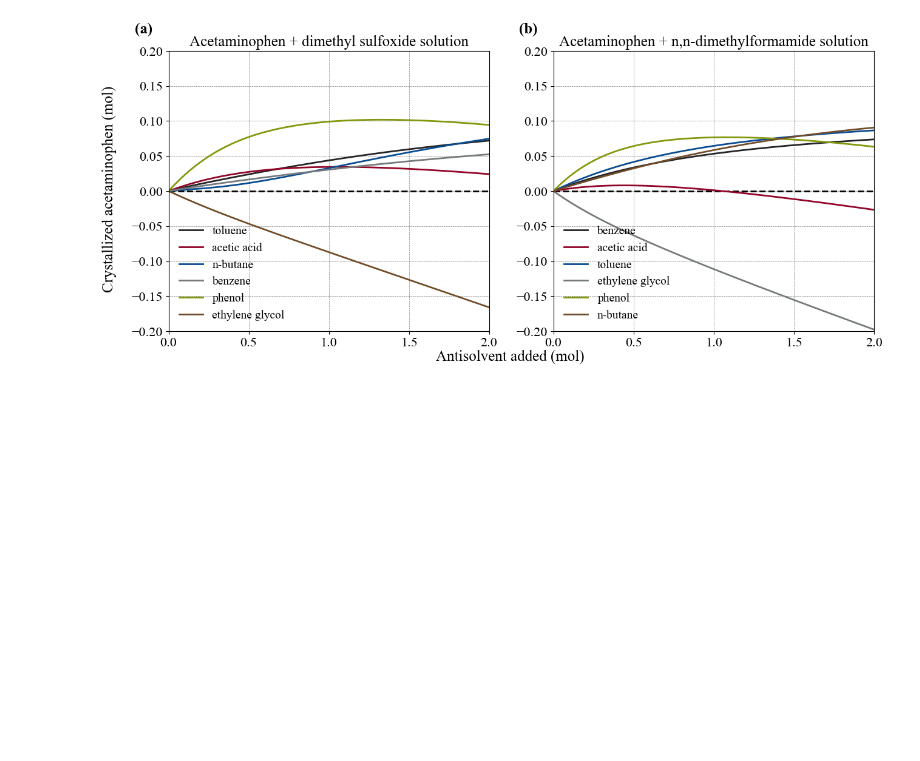
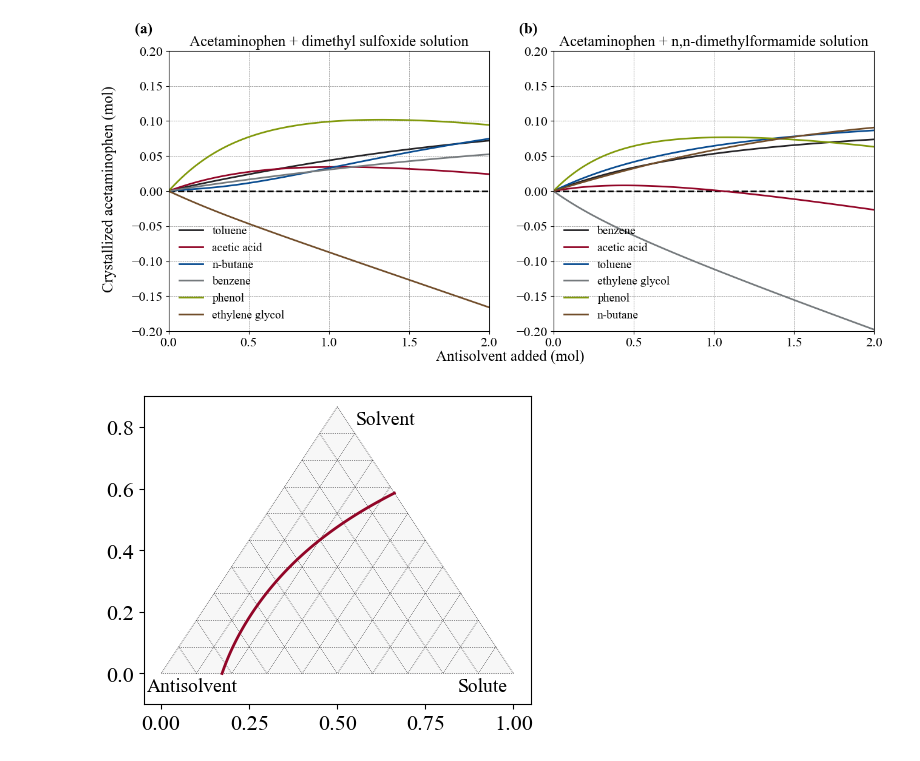
Before and after one commit to HyuntaeKR/drowning-out, a Jupyter notebook: thesis_project/pharma_antisolvent_screening.ipynb, the cells around one changed output. Saved outputs shown, nothing was run; the diff lists cells and outputs as text; code cells hidden in the pictures; blank space fills up the shorter version.

Commit message:
Generate example figure

```diff
--- a/thesis_project/pharma_antisolvent_screening.ipynb
+++ b/thesis_project/pharma_antisolvent_screening.ipynb
@@ -539,3 +539,31 @@ ax2.text(
 plt.savefig("./figures/acetaminophen_precipitation.png", bbox_inches="tight")
 # %% [output]
 [figure]
+# %%
+# Create sample figure for screening methodology explanation
+
+# ibuprofen + ethanol + phenol system
+filepath = "./data/ibuprofen_calculation/IBUPROFEN_ETHANOL_PHENOL"
+
+fig7, tax = ternary.figure()
+fig7.set_size_inches(5, 4)
+plt.grid(False)
+tax.gridlines(multiple=0.1)
+# tax.set_title(f"Ternary SLE composition of crystallizing solute with different amounts of antisolvent added")
+tax.right_corner_label("Solute", fontsize=14, position=(0.85, 0.05))
+tax.top_corner_label("Solvent", fontsize=14, position=(0.1, 1.05))
+tax.left_corner_label("Antisolvent", fontsize=14, position=(0.1, 0.05))
+
+read_cols = [
+    "solute_mol_fraction",
+    "solvent_mol_fraction",
+    "antisolvent_mol_fraction",
+]
+ternary_data = pandas.read_csv(filepath, usecols=read_cols)
+ternary_data = ternary_data.values
+tax.plot(ternary_data, linewidth=2.0, color="#920527")
+
+# plt.legend(loc="best", fontsize=13)
+plt.savefig("./figures/ternary_sle_example.png", bbox_inches="tight")
+# %% [output]
+[figure, added]
```
Also changed, not shown: 1 other file.
